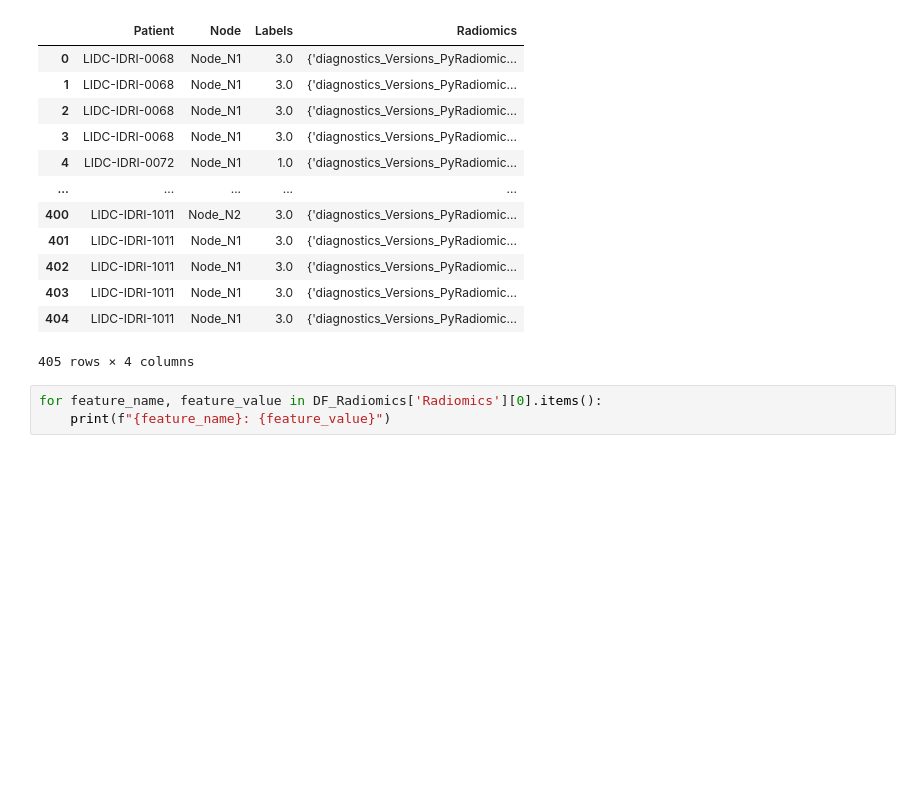
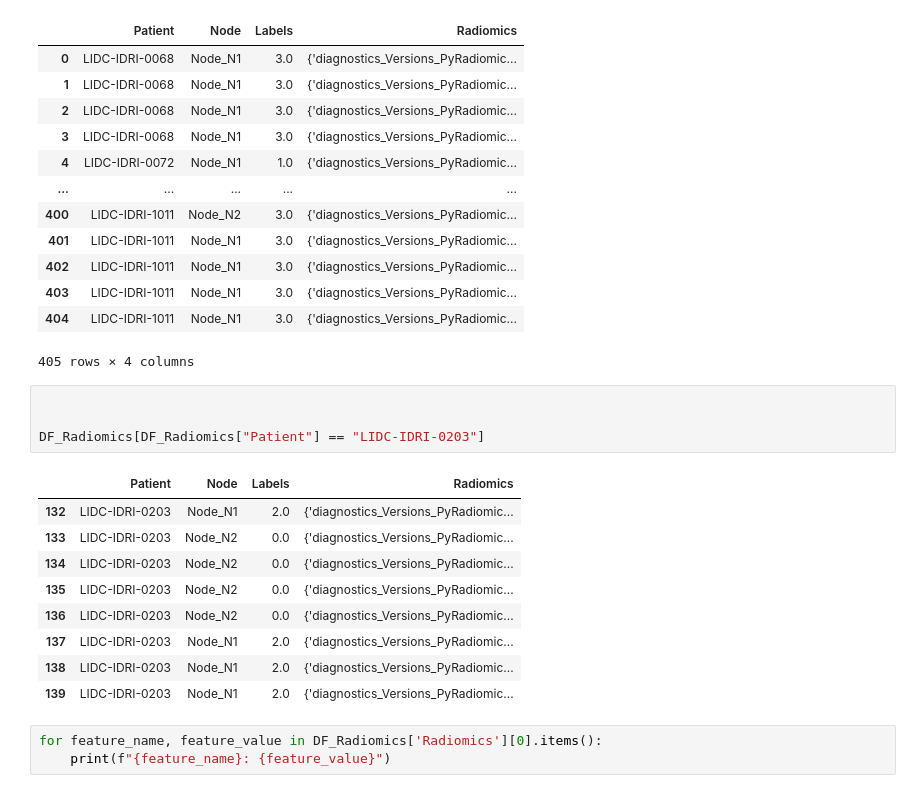
Before and after one commit to GaborinoS/Medical_image, a Jupyter notebook: git_extraction/radiomics_with_diagnosed_nodules.ipynb, the cells around one changed output. Saved outputs shown, nothing was run; the diff lists cells and outputs as text; blank space fills up the shorter version.

```diff
--- a/git_extraction/radiomics_with_diagnosed_nodules.ipynb
+++ b/git_extraction/radiomics_with_diagnosed_nodules.ipynb
@@ -278,6 +278,20 @@ DF_Radiomics
 | 403 | LIDC-IDRI-1011 | Node_N1 | 3.0 | {'diagnostics_Versions_PyRadiomic... |
 | 404 | LIDC-IDRI-1011 | Node_N1 | 3.0 | {'diagnostics_Versions_PyRadiomic... |
 405 rows × 4 columns
+# %%
+
+
+DF_Radiomics[DF_Radiomics["Patient"] == "LIDC-IDRI-0203"]
+# %% [output]
+|  | Patient | Node | Labels | Radiomics |
+| 132 | LIDC-IDRI-0203 | Node_N1 | 2.0 | {'diagnostics_Versions_PyRadiomic... |
+| 133 | LIDC-IDRI-0203 | Node_N2 | 0.0 | {'diagnostics_Versions_PyRadiomic... |
+| 134 | LIDC-IDRI-0203 | Node_N2 | 0.0 | {'diagnostics_Versions_PyRadiomic... |
+| 135 | LIDC-IDRI-0203 | Node_N2 | 0.0 | {'diagnostics_Versions_PyRadiomic... |
+| 136 | LIDC-IDRI-0203 | Node_N2 | 0.0 | {'diagnostics_Versions_PyRadiomic... |
+| 137 | LIDC-IDRI-0203 | Node_N1 | 2.0 | {'diagnostics_Versions_PyRadiomic... |
+| 138 | LIDC-IDRI-0203 | Node_N1 | 2.0 | {'diagnostics_Versions_PyRadiomic... |
+| 139 | LIDC-IDRI-0203 | Node_N1 | 2.0 | {'diagnostics_Versions_PyRadiomic... |
 # %%
 for feature_name, feature_value in DF_Radiomics['Radiomics'][0].items():
     print(f"{feature_name}: {feature_value}")
```
Also changed, not shown: parts of 1 cell of this notebook, 3 other files.
